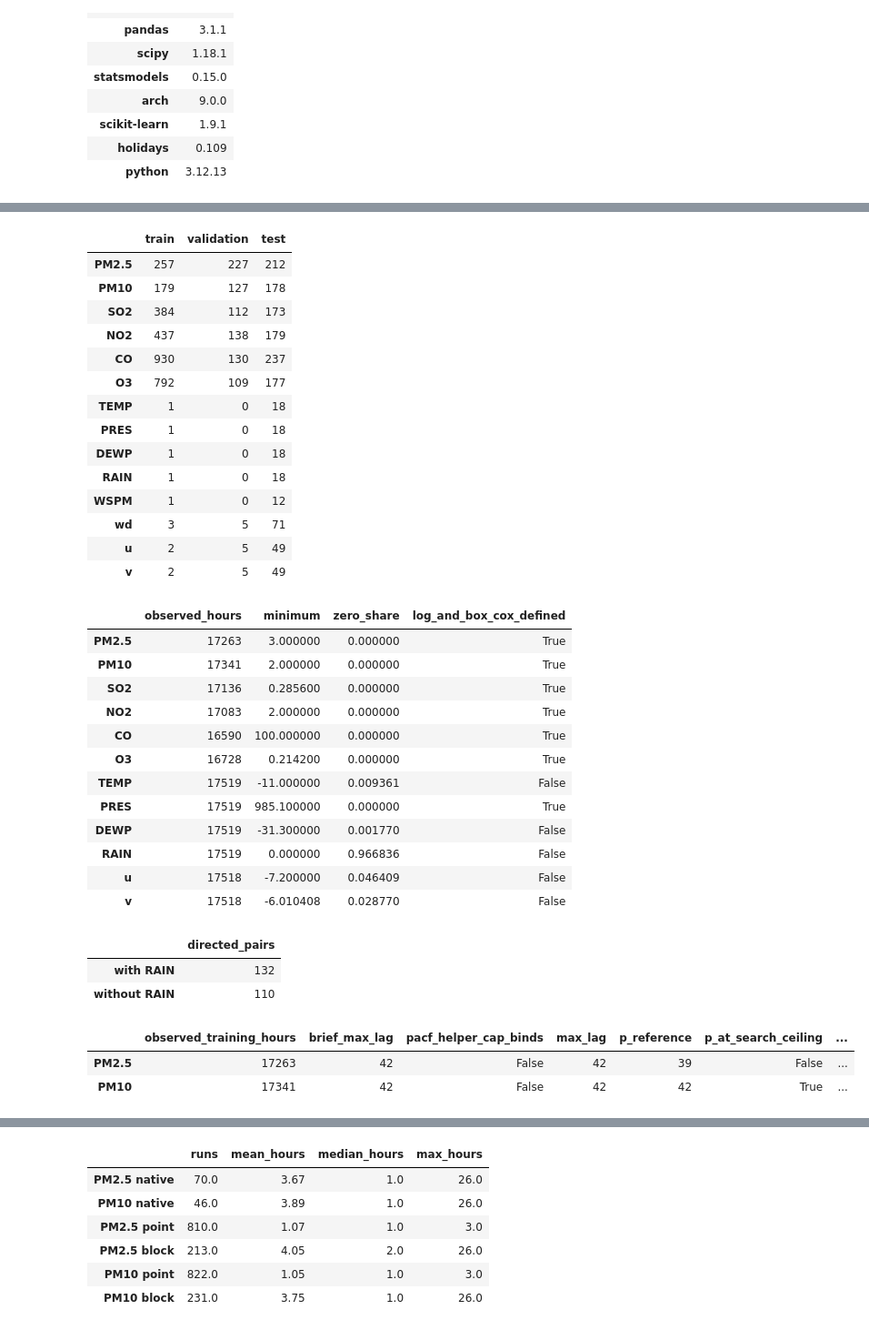
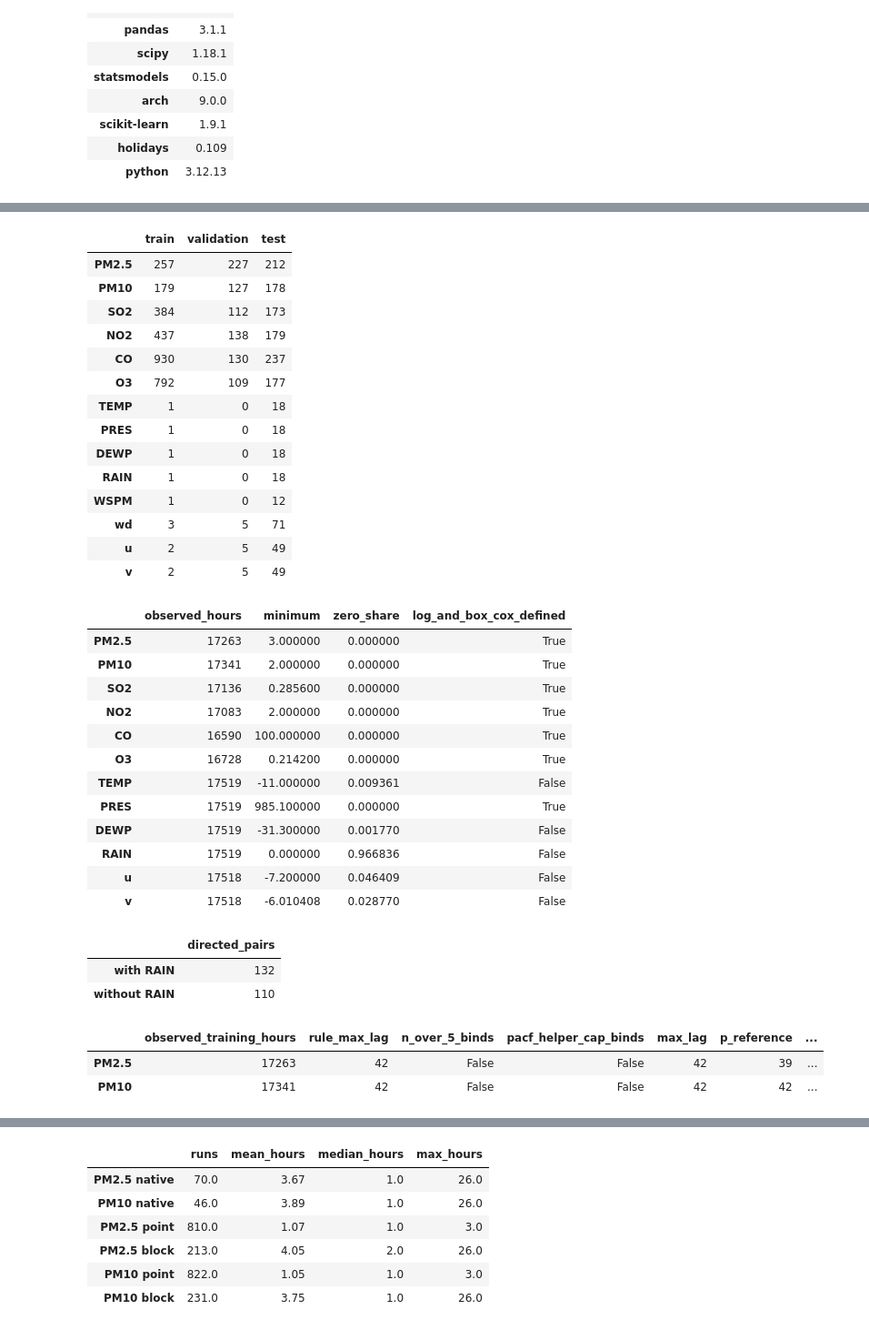
Before and after one commit to NgTHung/preprocessing, a Jupyter notebook: book/02_time_series_preprocessing.ipynb, the cells around one changed output, grey strips where cells are left out. Shown at 91% size. Cells and saved outputs as stored; diff of their text form; code cells hidden in the pictures.

```diff
--- a/book/02_time_series_preprocessing.ipynb
+++ b/book/02_time_series_preprocessing.ipynb
@@ -117,9 +111,9 @@ granger_pair_counts = pd.Series(
 )
 
 observed_training_hours = {target: int(train[target].notna().sum()) for target in TARGET_COLUMNS}
-brief_max_lag = {t: int(min(10 * np.log10(n), n / 5)) for t, n in observed_training_hours.items()}
+rule_max_lag = {t: int(min(10 * np.log10(n), n / 5)) for t, n in observed_training_hours.items()}
 # gap_aware_pacf requires max_lag below half the observed count.
-MAX_LAG_BY_TARGET = {t: min(brief_max_lag[t], n // 2 - 1) for t, n in observed_training_hours.items()}
+MAX_LAG_BY_TARGET = {t: min(rule_max_lag[t], n // 2 - 1) for t, n in observed_training_hours.items()}
 gap_reference = {target: gap_aware_pacf(train[target], MAX_LAG_BY_TARGET[target]) for target in TARGET_COLUMNS}
 p_reference = {target: pacf_lag_order(gap_reference[target]) for target in TARGET_COLUMNS}
 # BIC over AR(0..max_lag) on one common sample of complete lag windows, as in the EDA chapter.
@@ -130,8 +124,9 @@ bic_reference = {
 lag_screening = pd.DataFrame(
     {
         "observed_training_hours": observed_training_hours,
-        "brief_max_lag": brief_max_lag,
-        "pacf_helper_cap_binds": {t: MAX_LAG_BY_TARGET[t] < brief_max_lag[t] for t in TARGET_COLUMNS},
+        "rule_max_lag": rule_max_lag,
+        "n_over_5_binds": {t: n / 5 < 10 * np.log10(n) for t, n in observed_training_hours.items()},
+        "pacf_helper_cap_binds": {t: MAX_LAG_BY_TARGET[t] < rule_max_lag[t] for t in TARGET_COLUMNS},
         "max_lag": MAX_LAG_BY_TARGET,
         "p_reference": p_reference,
         "p_at_search_ceiling": {t: p_reference[t] == MAX_LAG_BY_TARGET[t] for t in TARGET_COLUMNS},
@@ -147,36 +142,36 @@ display(lag_screening)
 | PM2.5 | 257 | 227 | 212 |
 | PM10 | 179 | 127 | 178 |
 | SO2 | 384 | 112 | 173 |
 | NO2 | 437 | 138 | 179 |
 | CO | 930 | 130 | 237 |
 | O3 | 792 | 109 | 177 |
 | TEMP | 1 | 0 | 18 |
 | PRES | 1 | 0 | 18 |
 | DEWP | 1 | 0 | 18 |
 | RAIN | 1 | 0 | 18 |
 | WSPM | 1 | 0 | 12 |
 | wd | 3 | 5 | 71 |
 | u | 2 | 5 | 49 |
 | v | 2 | 5 | 49 |
 |  | observed_hours | minimum | zero_share | log_and_box_cox_defined |
 | PM2.5 | 17263 | 3.000000 | 0.000000 | True |
 | PM10 | 17341 | 2.000000 | 0.000000 | True |
 | SO2 | 17136 | 0.285600 | 0.000000 | True |
 | NO2 | 17083 | 2.000000 | 0.000000 | True |
 | CO | 16590 | 100.000000 | 0.000000 | True |
 | O3 | 16728 | 0.214200 | 0.000000 | True |
 | TEMP | 17519 | -11.000000 | 0.009361 | False |
 | PRES | 17519 | 985.100000 | 0.000000 | True |
 | DEWP | 17519 | -31.300000 | 0.001770 | False |
 | RAIN | 17519 | 0.000000 | 0.966836 | False |
 | u | 17518 | -7.200000 | 0.046409 | False |
 | v | 17518 | -6.010408 | 0.028770 | False |
 |  | directed_pairs |
 | with RAIN | 132 |
 | without RAIN | 110 |
-|  | observed_training_hours | brief_max_lag | pacf_helper_cap_binds | max_lag | p_reference | p_at_search_ceiling | ... |
-| PM2.5 | 17263 | 42 | False | 42 | 39 | False | ... |
-| PM10 | 17341 | 42 | False | 42 | 42 | True | ... |
+|  | observed_training_hours | rule_max_lag | n_over_5_binds | pacf_helper_cap_binds | max_lag | p_reference | ... |
+| PM2.5 | 17263 | 42 | False | False | 42 | 39 | ... |
+| PM10 | 17341 | 42 | False | False | 42 | 42 | ... |
 # %% [markdown]
 ## Compare gap-filling methods
 
```
Also changed, not shown: parts of 20 cells of this notebook, 1 other file.
